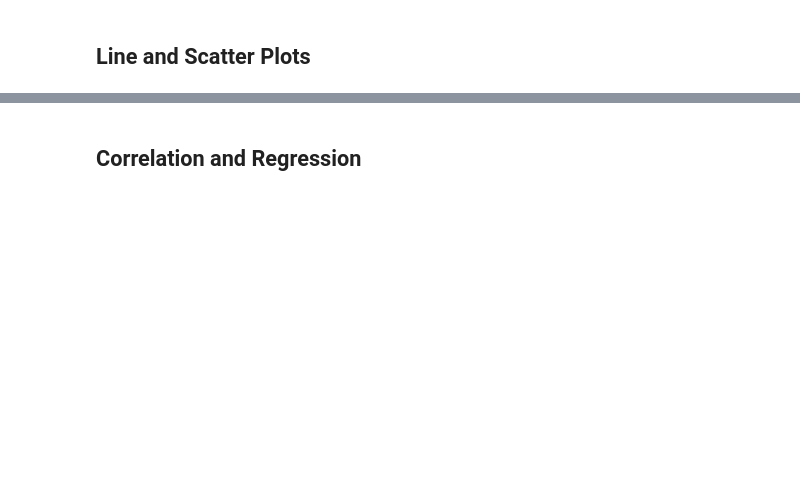
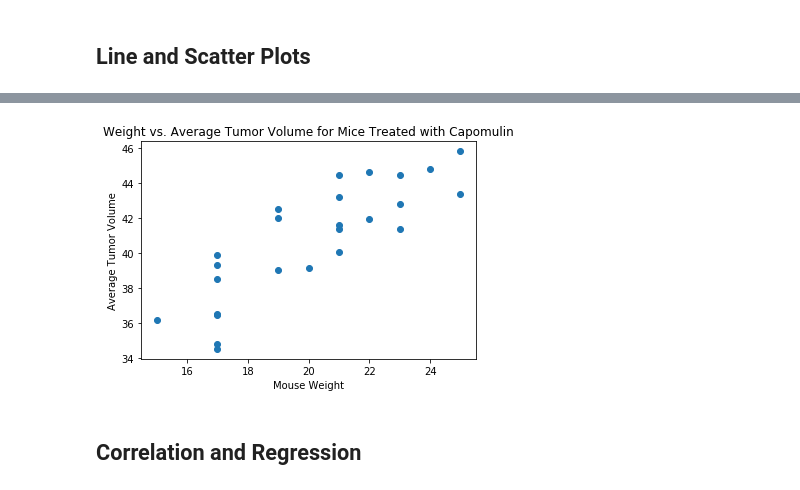
Before and after one commit to allisonhowe/matplotlib-challenge, a Jupyter notebook: pymaceuticals.ipynb, the cells around one changed output, grey strips where cells are left out. Cells and saved outputs as stored; diff of their text form; code cells hidden in the pictures; blank space fills up the shorter version.

```diff
--- a/pymaceuticals.ipynb
+++ b/pymaceuticals.ipynb
@@ -283,3 +306,16 @@ dtype: float64
+# %%
+# Generate a scatter plot of mouse weight versus average tumor volume for the Capomulin regimen
+
+# Group Capomulin dataframe by Mouse ID & find average values
+mice_on_capomulin = loc_capomulin.groupby('Mouse ID').mean()
+
+# Generate scatter plot
+plt.scatter(mice_on_capomulin['Weight (g)'], mice_on_capomulin['Tumor Volume (mm3)'])
+plt.xlabel("Mouse Weight")
+plt.ylabel("Average Tumor Volume")
+scatter_title = plt.title("Weight vs. Average Tumor Volume for Mice Treated with Capomulin")
+# %% [output]
+[figure, added]
 # %% [markdown]
 ## Correlation and Regression
 # %%
```
Also changed, not shown: parts of 16 cells of this notebook.
